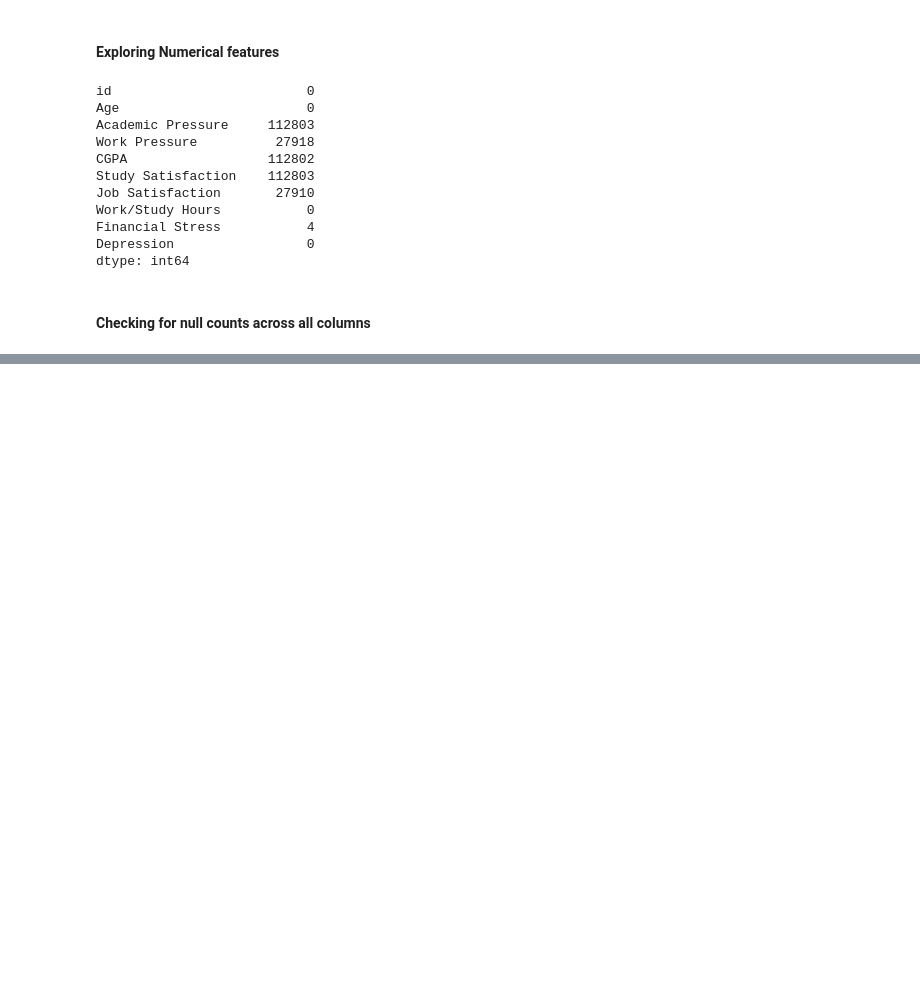
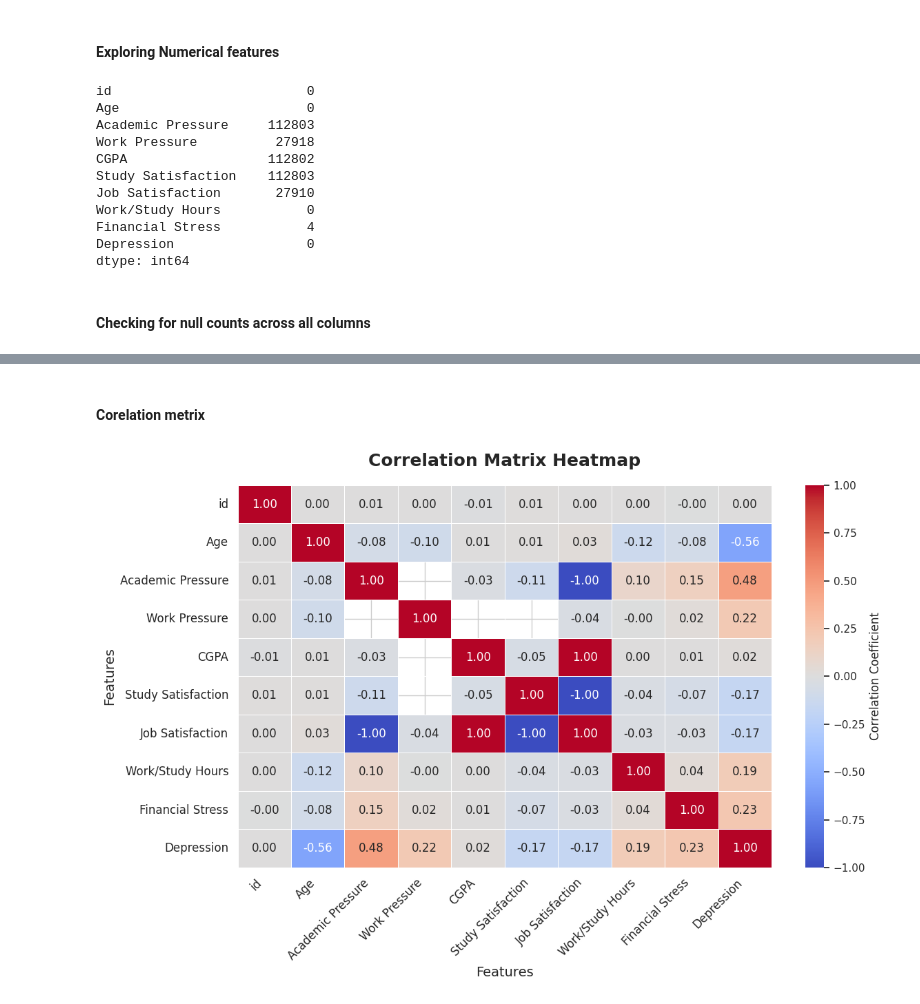
Before and after one commit to giju/iisc-g2, a Jupyter notebook: notebooks/2.01.kun.eda.ipynb, the cells around one changed output, grey strips where cells are left out. Cells and saved outputs as stored; diff of their text form; code cells hidden in the pictures; blank space fills up the shorter version.

Commit message:
EDA notebook corelation metrix and observation added

```diff
--- a/notebooks/2.01.kun.eda.ipynb
+++ b/notebooks/2.01.kun.eda.ipynb
@@ -107,0 +133,44 @@ print(null_analysis)
+# %% [markdown]
+#### Corelation metrix
+# %%
+import pandas as pd
+import seaborn as sns
+import matplotlib.pyplot as plt
+
+# Select only numerical columns
+numerical_columns = train.select_dtypes(include=['float64', 'int64']).columns
+
+# Calculate the correlation matrix
+correlation_matrix = train[numerical_columns].corr()
+
+# Save the correlation matrix to a CSV file
+output_file_corr = os.path.join(output_dir, "correlation_matrix.csv")
+correlation_matrix.to_csv(output_file_corr)
+
+# Plot the heatmap of the correlation matrix
+plt.figure(figsize=(12, 8))
+sns.set_theme(style="whitegrid")
+ax = sns.heatmap(
+    correlation_matrix,
+    annot=True,  # Annotate the cells with correlation coefficients
+    fmt=".2f",  # Format the correlation coefficients
+    cmap="coolwarm",  # Use a visually appealing color palette
+    cbar_kws={"label": "Correlation Coefficient"},
+    linewidths=0.5,
+    linecolor='white'
+)
+
+# Add titles and labels to the heatmap
+plt.title("Correlation Matrix Heatmap", fontsize=18, fontweight="bold", pad=20)
+plt.xlabel("Features", fontsize=14)
+plt.ylabel("Features", fontsize=14)
+
+# Adjust layout
+plt.xticks(fontsize=12, rotation=45, ha='right')  # Rotate x-axis labels
+plt.yticks(fontsize=12)
+plt.tight_layout()
+
+# Show the heatmap
+plt.show()
+# %% [output]
+[figure, added]
```
Also changed, not shown: parts of 2 cells of this notebook.
